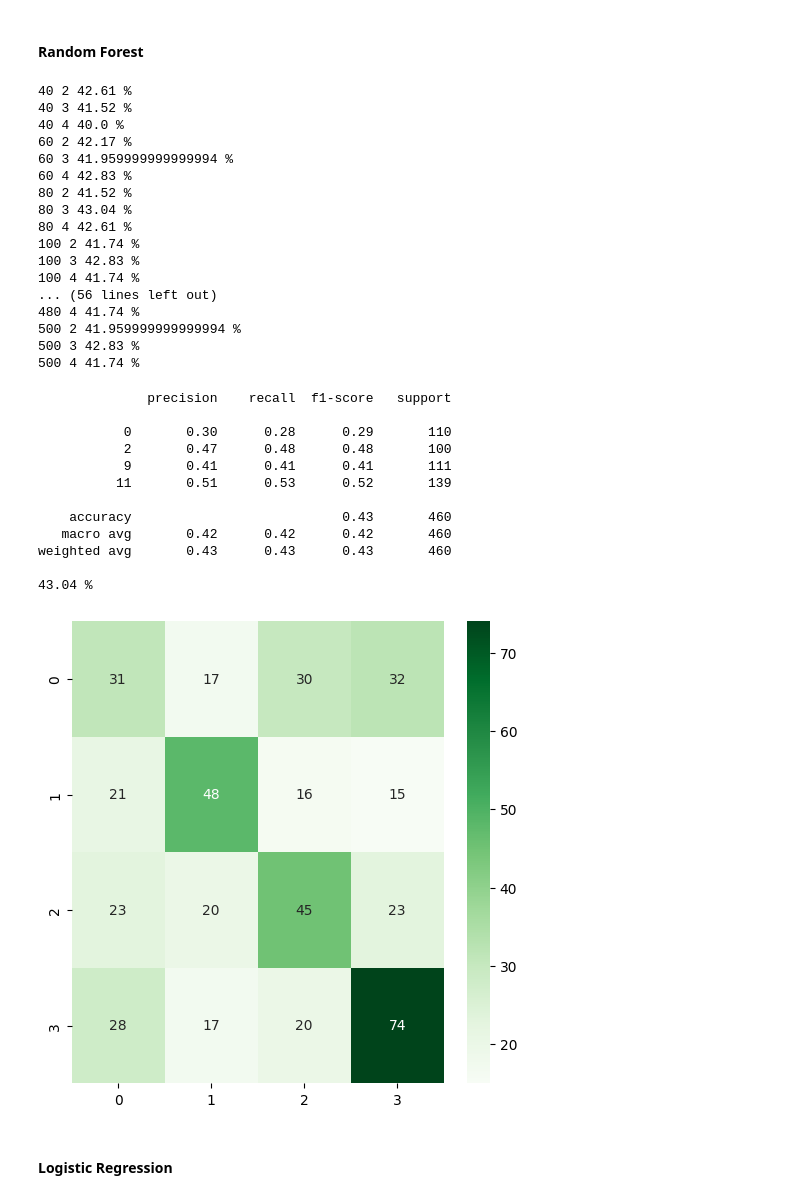
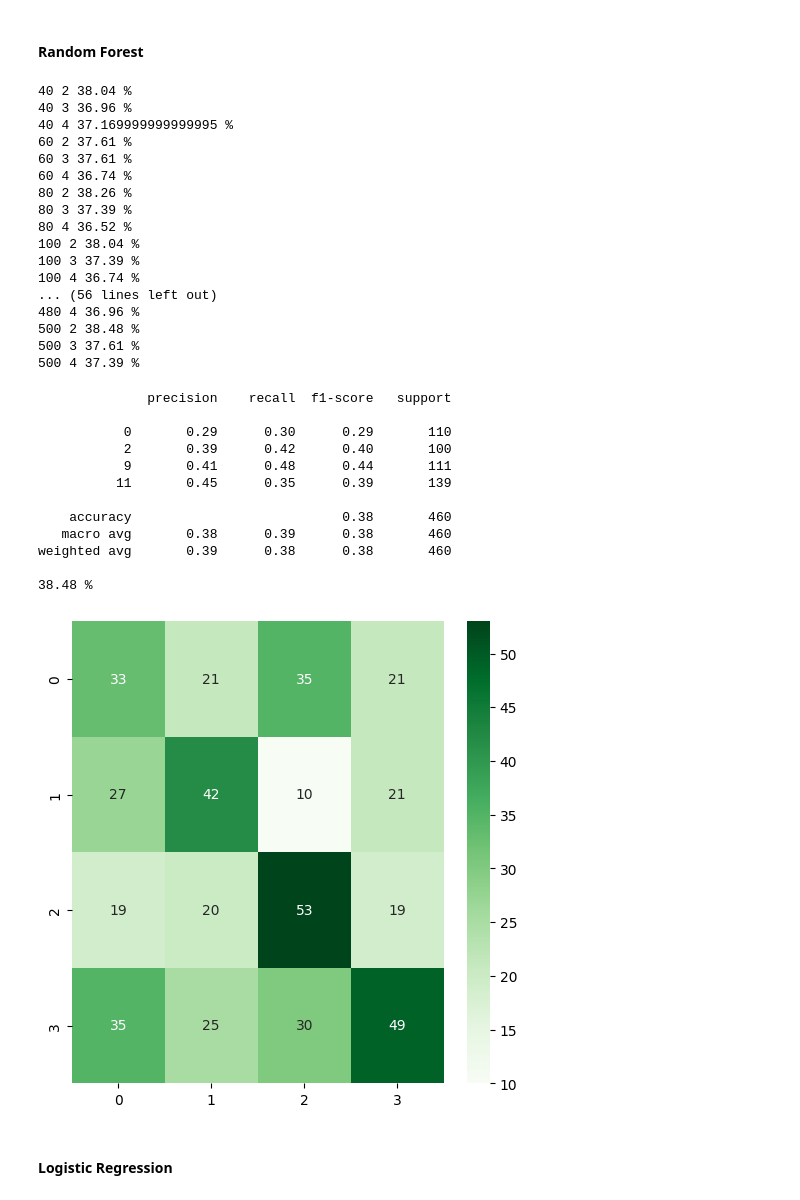
Before and after one commit to Yehudit-Brickner/ML_class, a Jupyter notebook: sport_balls1.ipynb, the cells around one changed output. Drawn from its saved outputs; the diff is of its cells as text; code cells hidden in the pictures.

```diff
--- a/sport_balls1.ipynb
+++ b/sport_balls1.ipynb
@@ -156,7 +138,7 @@ small_hist_4balls.shape
 (1533, 773)
 # %%
 
-X1 = small_hist_4balls.iloc[:,2:6]
+X1 = small_hist_4balls.iloc[:,1:5]
 X2 = small_hist_4balls.iloc[:,5:]
 X3 = small_hist_4balls.drop(['class_number'], axis=1)
 
@@ -246,5 +257,5 @@ squared_hinge l2 36.96 %
 # %%
-svm1 =  OneVsOneClassifier(LinearSVC(random_state=0, loss="squared_hinge",penalty="l2")).fit(X_train1, y_train1)
+svm1 =  OneVsOneClassifier(LinearSVC(random_state=0, loss="hinge",penalty="l2")).fit(X_train1, y_train1)
 pred_svm1 = svm1.predict(X_test1)
 Confusion_Matrix(confusion_matrix(y_test1,pred_svm1))
 print(classification_report(y_test1, pred_svm1))
@@ -293,5 +304,5 @@ for i in range(1,51):
 # %%
-neigh1 = KNeighborsClassifier(n_neighbors=19)
+neigh1 = KNeighborsClassifier(n_neighbors=8)
 neigh1.fit(X_train1,y_train1)
 pred_knn1 = neigh1.predict(X_test1)
 Confusion_Matrix(confusion_matrix(y_test1,pred_knn1))
@@ -341,5 +352,5 @@ for i in range(50,2001,50):
 # %%
-ada1 = AdaBoostClassifier(n_estimators=1750, algorithm="SAMME",random_state=0)
+ada1 = AdaBoostClassifier(n_estimators=2000, algorithm="SAMME",random_state=0)
 ada1.fit(X_train1,y_train1)
 pred_ada1 = ada1.predict(X_test1)
 Confusion_Matrix(confusion_matrix(y_test1,pred_ada1))
@@ -370,45 +381,45 @@ for i in range(40,501,20):
         pred_RF = RF.predict(X_test1)
         print(i,j,round(np.sum([y_test1==pred_RF])/len(y_test1),4)*100,"%")
 # %% [output]
-40 2 42.61 %
-40 3 41.52 %
-40 4 40.0 %
-60 2 42.17 %
-60 3 41.959999999999994 %
-60 4 42.83 %
-80 2 41.52 %
-80 3 43.04 %
-80 4 42.61 %
-100 2 41.74 %
-100 3 42.83 %
-100 4 41.74 %
+40 2 38.04 %
+40 3 36.96 %
+40 4 37.169999999999995 %
+60 2 37.61 %
+60 3 37.61 %
+60 4 36.74 %
+80 2 38.26 %
+80 3 37.39 %
+80 4 36.52 %
+100 2 38.04 %
+100 3 37.39 %
+100 4 36.74 %
 ... (56 lines left out)
-480 4 41.74 %
-500 2 41.959999999999994 %
-500 3 42.83 %
-500 4 41.74 %
+480 4 36.96 %
+500 2 38.48 %
+500 3 37.61 %
+500 4 37.39 %
 # %%
-RF1 = RandomForestClassifier(n_estimators=80, max_depth=None,min_samples_split=3, random_state=0)
+RF1 = RandomForestClassifier(n_estimators=460, max_depth=None,min_samples_split=2, random_state=0)
 RF1.fit(X_train1,y_train1)
 pred_RF1 = RF1.predict(X_test1)
 Confusion_Matrix(confusion_matrix(y_test1,pred_RF1))
 print(classification_report(y_test1, pred_RF1))
 print(round(np.sum([y_test1==pred_RF1])/len(y_test1),4)*100,"%")
 results.append(['lines and circles', 'Random Forest',round(np.sum([y_test1==pred_RF1])/len(y_test1),4)*100 ])
 # %% [output]
               precision    recall  f1-score   support
 
-           0       0.30      0.28      0.29       110
-           2       0.47      0.48      0.48       100
-           9       0.41      0.41      0.41       111
-          11       0.51      0.53      0.52       139
+           0       0.29      0.30      0.29       110
+           2       0.39      0.42      0.40       100
+           9       0.41      0.48      0.44       111
+          11       0.45      0.35      0.39       139
 
-    accuracy                           0.43       460
-   macro avg       0.42      0.42      0.42       460
-weighted avg       0.43      0.43      0.43       460
+    accuracy                           0.38       460
+   macro avg       0.38      0.39      0.38       460
+weighted avg       0.39      0.38      0.38       460
 
-43.04 %
+38.48 %
-[figure, old version]
+[figure, new version]
 # %% [markdown]
 #### Logistic Regression
 # %%
```
Also changed, not shown: parts of 28 cells of this notebook.
